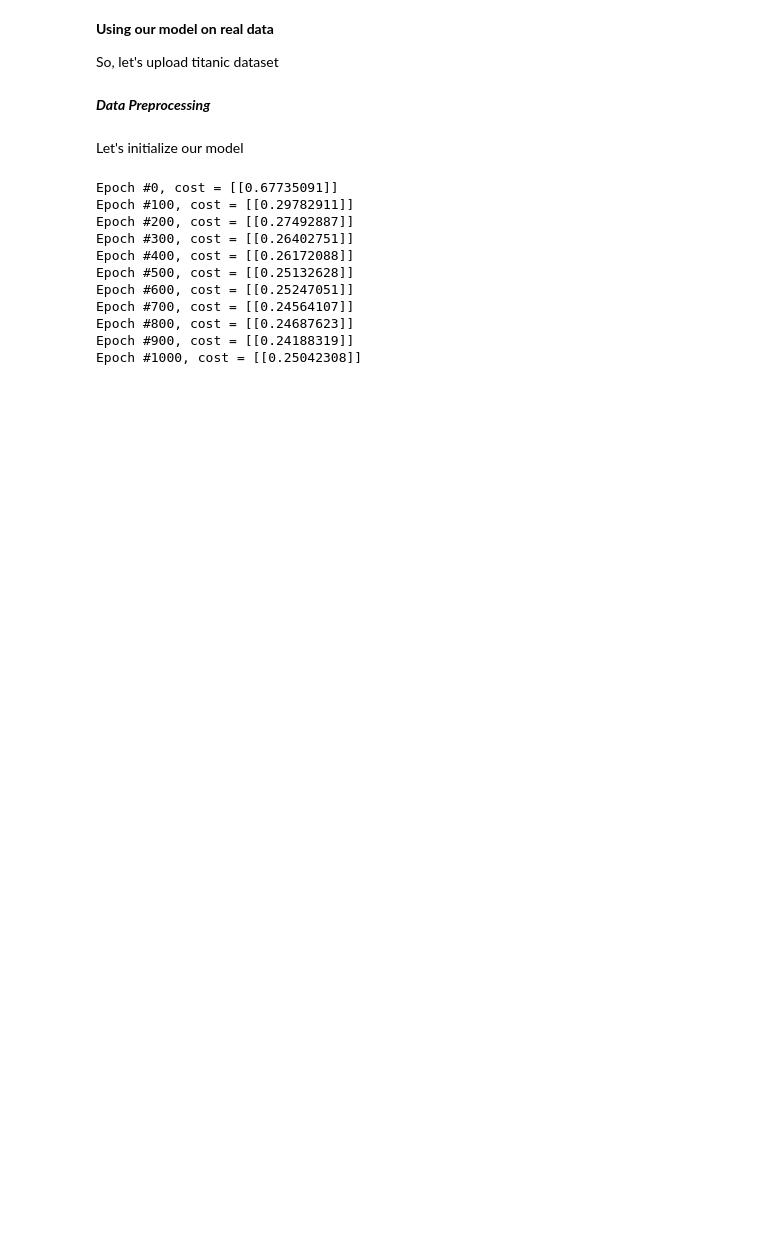
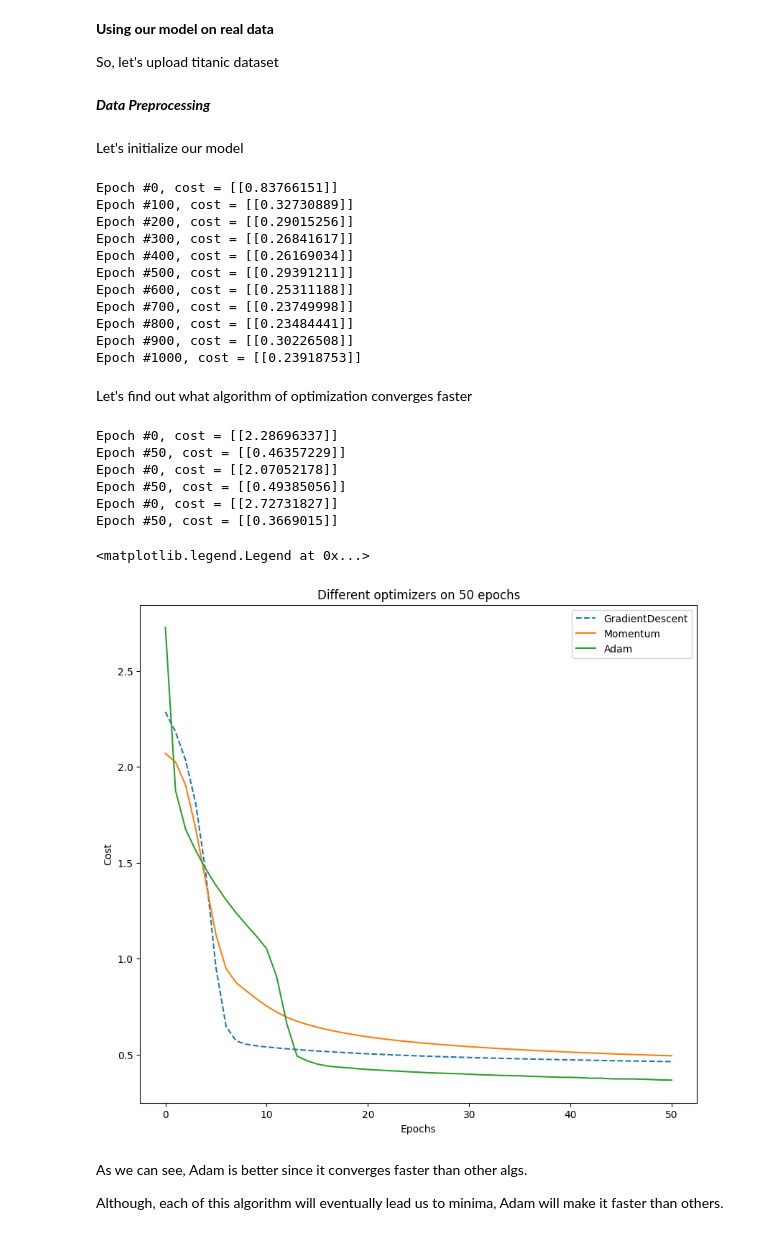
Before and after one commit to stanislavlia/DeepNN-flexible, a Jupyter notebook: DeepNN_components.ipynb, the cells around one changed output. Saved outputs shown, nothing was run; the diff lists cells and outputs as text; code cells hidden in the pictures; blank space fills up the shorter version.

Commit message:
Added comparison of 3 optimizers in short-term run

```diff
--- a/DeepNN_components.ipynb
+++ b/DeepNN_components.ipynb
@@ -404,7 +404,8 @@ Let's initialize our model
 # %%
 layers = [
         Layer(n_units=15, activation=RELU, l2_reg=0.1),
-        Layer(n_units=10, activation=RELU, l2_reg=0.05),
+        Layer(n_units=10, activation=RELU, l2_reg=0.1),
+        Layer(n_units=7, activation=RELU, l2_reg=0.05),
         Layer(n_units=4, activation=RELU, l2_reg=0.05),
         Layer(n_units=1, activation=Sigmoid) #Final layer
           ]
@@ -419,14 +420,16 @@ model.compile(
 # %%
 model.fit(epochs=1000, batch_size=64, n_reports=10)
 # %% [output]
-Epoch #0, cost = [[0.67735091]]
-Epoch #100, cost = [[0.29782911]]
-Epoch #200, cost = [[0.27492887]]
-Epoch #300, cost = [[0.26402751]]
-Epoch #400, cost = [[0.26172088]]
-Epoch #500, cost = [[0.25132628]]
-Epoch #600, cost = [[0.25247051]]
-Epoch #700, cost = [[0.24564107]]
-Epoch #800, cost = [[0.24687623]]
-Epoch #900, cost = [[0.24188319]]
-Epoch #1000, cost = [[0.25042308]]
+Epoch #0, cost = [[0.83766151]]
+Epoch #100, cost = [[0.32730889]]
+Epoch #200, cost = [[0.29015256]]
+Epoch #300, cost = [[0.26841617]]
+Epoch #400, cost = [[0.26169034]]
+Epoch #500, cost = [[0.29391211]]
+Epoch #600, cost = [[0.25311188]]
+Epoch #700, cost = [[0.23749998]]
+Epoch #800, cost = [[0.23484441]]
+Epoch #900, cost = [[0.30226508]]
+Epoch #1000, cost = [[0.23918753]]
+# %% [markdown]
+Let's find out what algorithm of optimization converges faster
@@ -432,0 +461,37 @@ Epoch #1000, cost = [[0.25042308]]
+# %%
+#fitting the models
+total_epochs = 50
+
+
+model1.fit(epochs=total_epochs, batch_size=64, n_reports=1)
+model2.fit(epochs=total_epochs, batch_size=64, n_reports=1)
+model3.fit(epochs=total_epochs, batch_size=64, n_reports=1)
+# %% [output]
+Epoch #0, cost = [[2.28696337]]
+Epoch #50, cost = [[0.46357229]]
+Epoch #0, cost = [[2.07052178]]
+Epoch #50, cost = [[0.49385056]]
+Epoch #0, cost = [[2.72731827]]
+Epoch #50, cost = [[0.3669015]]
+# %%
+epochs = np.arange(0, total_epochs + 1, 1)
+# %%
+
+#Plotting the results
+
+plt.figure(figsize=(10, 9))
+plt.title("Different optimizers on {} epochs".format(total_epochs))
+plt.plot(epochs, model1.history, "--",label="GradientDescent")
+plt.plot(epochs, model2.history, label="Momentum")
+plt.plot(epochs, model3.history, label="Adam")
+
+plt.xlabel("Epochs")
+plt.ylabel("Cost")
+plt.legend()
+# %% [output]
+<matplotlib.legend.Legend at 0x...>
+[figure, added]
+# %% [markdown]
+As we can see, Adam is better since it converges faster than other algs.
+
+Although, each of this algorithm will eventually lead us to minima, Adam will make it faster than others.
```
Also changed, not shown: parts of 2 cells of this notebook.
